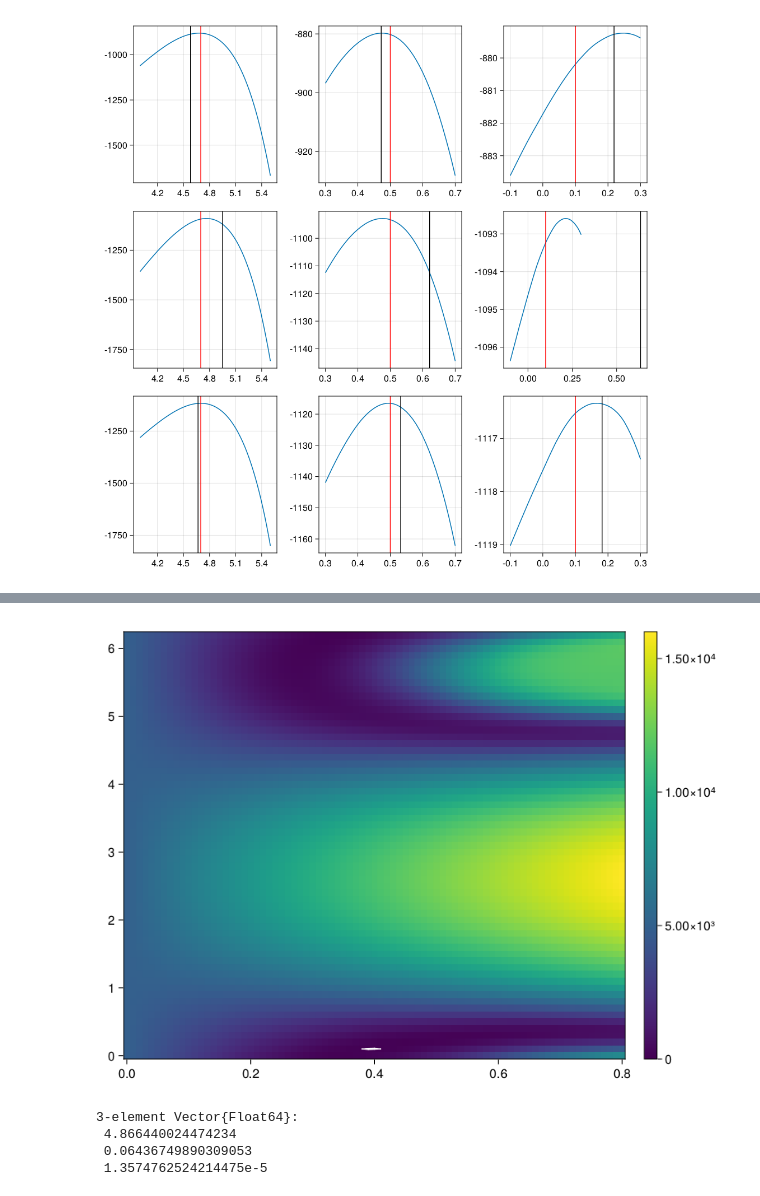
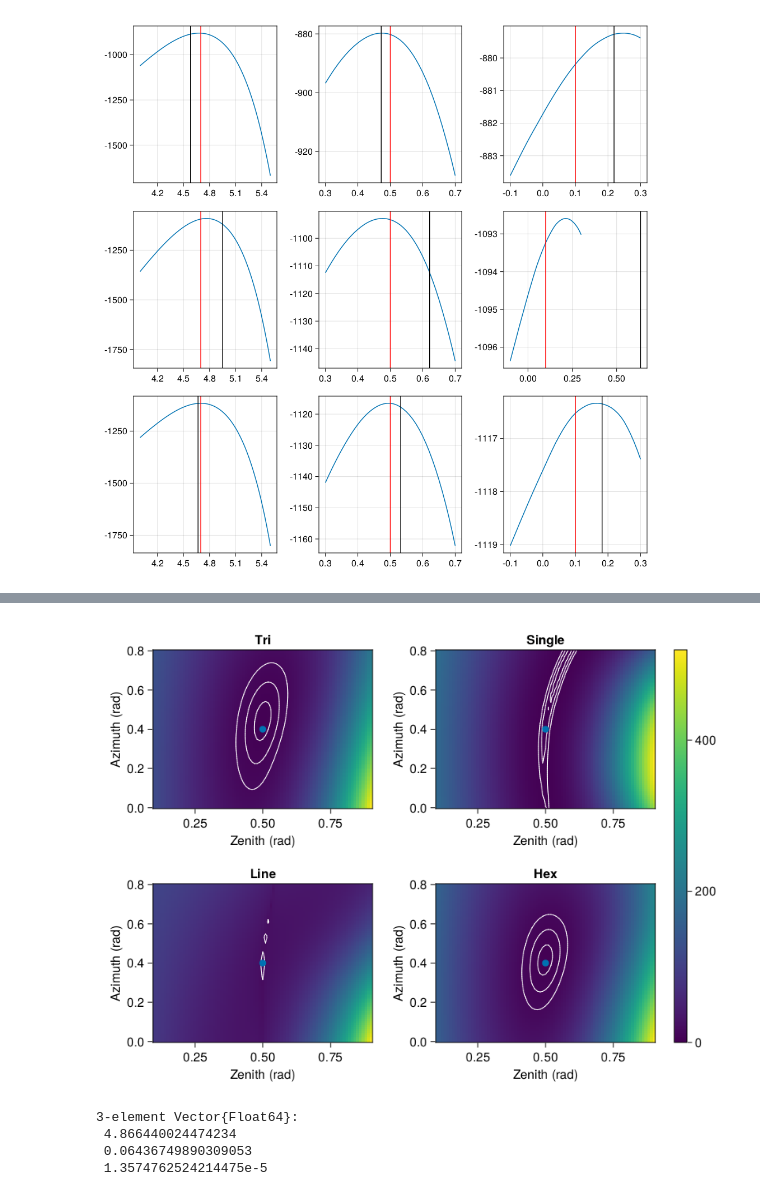
Before and after one commit to chrhck/NeutrinoTelescopes, a Jupyter notebook: notebooks/surrogate_checks.ipynb, the cells around one changed output, grey strips where cells are left out. Cells and saved outputs as stored; diff of their text form; code cells hidden in the pictures.

```diff
--- a/notebooks/surrogate_checks.ipynb
+++ b/notebooks/surrogate_checks.ipynb
@@ -324,31 +308,28 @@ Optim.minimizer(res)
 # %%
-
-
-
 fig = Figure(resolution=(1000, 1000))
 
 for (i, (key, targ)) in enumerate(detectors)
 
     targets_range = [t for t in targ if norm(t.position .- pos) < 200]
-    samples = sample_cascade_event(5E4, theta, phi, pos, 0.; targets=targets_range, model=model, tf_vec=tf_dict, rng=rng)
+    samples = sample_cascade_event(5E4, theta, phi, pos, 0.; targets=targets_range, model=model, tf_vec=tf_dict, rng=rng, c_n=c_n)
     hypo = make_cascade_fit_model(seed_x=pos[1], seed_y=pos[2], seed_z=pos[3], seed_time=0.)
-    res = min_lh(hypo, samples, targets_range, model, tf_dict, strategy=:annealing)
+    res = min_lh(hypo, samples, targets_range, model, tf_dict)
     minvals = Optim.minimizer(res)
 
 
     ax1 = Axis(fig[i, 1])
-    llhs = [single_cascade_likelihood(le, theta, phi, pos, 0.; samples=samples, targets=targets_range, model=model, tf_vec=tf_dict) for le in les]
+    llhs = [single_cascade_likelihood(le, theta, phi, pos, 0.; samples=samples, targets=targets_range, model=model, tf_vec=tf_dict, c_n=c_n) for le in les]
     lines!(ax1, les, llhs)
     vlines!(ax1, [log10(5E4), minvals[1]], color=[:red, :black])
 
 
     ax2 = Axis(fig[i, 2])
-    llhs = [single_cascade_likelihood(log10(5E4), zen, phi, pos, 0.; samples=samples, targets=targets_range, model=model, tf_vec=tf_dict) for zen in zens]
+    llhs = [single_cascade_likelihood(log10(5E4), zen, phi, pos, 0.; samples=samples, targets=targets_range, model=model, tf_vec=tf_dict, c_n=c_n) for zen in zens]
     lines!(ax2, zens, llhs)
     vlines!(ax2, [theta, minvals[2]], color=[:red, :black])
 
     ax3 = Axis(fig[i, 3])
-    llhs = [single_cascade_likelihood(log10(5E4), theta, azi, pos, 0.; samples=samples, targets=targets_range, model=model, tf_vec=tf_dict) for azi in azis]
+    llhs = [single_cascade_likelihood(log10(5E4), theta, azi, pos, 0.; samples=samples, targets=targets_range, model=model, tf_vec=tf_dict, c_n=c_n) for azi in azis]
     lines!(ax3, azis, llhs)
     vlines!(ax3, [phi, minvals[3]], color=[:red, :black])
 end
@@ -396,25 +357,34 @@ targets_range
 # %%
-pos = SA[10., 10., -10.]
-theta = 0.4
-phi = 0.1
+pos = SA[-10., 5., 10.]
+theta = 0.5
+phi = 0.4
 rng = MersenneTwister(31338)
 #targets_range = [target]
-targets_range = [t for t in targets_hex if norm(t.position .- pos) < 200]
-samples = sample_cascade_event(5E4, theta, phi, pos, 0.; targets=targets_range, model=model, tf_vec=tf_dict, rng=rng)
 
-zens = theta-0.4:0.01:theta+0.4
-azis = 0:0.1:2*pi
+thetas = theta-0.4:0.01:theta+0.4
+phis = phi-0.4:0.01:phi+0.4
 
-llh2d = single_cascade_likelihood.(log10(5E4), zens, permutedims(azis), Ref(pos), 0.; samples=samples, targets=targets_range, model=model, tf_vec=tf_dict)
-rellh = maximum(llh2d) .- llh2d
+
 fig = Figure()
-ax = Axis(fig[1, 1])
-hm = heatmap!(ax, zens, azis, rellh)
-contour!(ax, zens, azis, rellh, levels=[1, 4, 9], color=:white)
+ga = fig[1, 1] = GridLayout()
+
+for (i, (dkey, targets)) in enumerate(detectors)
+
+    targets_range = [t for t in targets if norm(t.position .- pos) < 200]
+    data = sample_cascade_event(5E4, theta, phi, pos, 0.; targets=targets_range, model=model, tf_vec=tf_dict, rng=rng, c_n=c_n)
+
+    llh2d = single_cascade_likelihood.(log10(5E4), thetas, permutedims(phis), Ref(pos), 0.; data=data, targets=targets_range, model=model, tf_vec=tf_dict, c_n=c_n)
+    rellh = maximum(llh2d) .- llh2d
+    row, col = divrem(i-1, 2)
+    ax = Axis(ga[row+1, col+1], title=dkey, xlabel="Zenith (rad)", ylabel="Azimuth (rad)")
+    hm = heatmap!(ax, thetas, phis, rellh)
+    contour!(ax, thetas, phis, rellh, levels=[1, 4, 9], color=:white)
+    scatter!(ax, theta, phi)
+end
 Colorbar(fig[1, 2], hm)
 fig
 # %% [output]
-[figure, old version]
+[figure, new version]
 # %%
 
 
```
Also changed, not shown: parts of 6 cells of this notebook, 1 other file.
